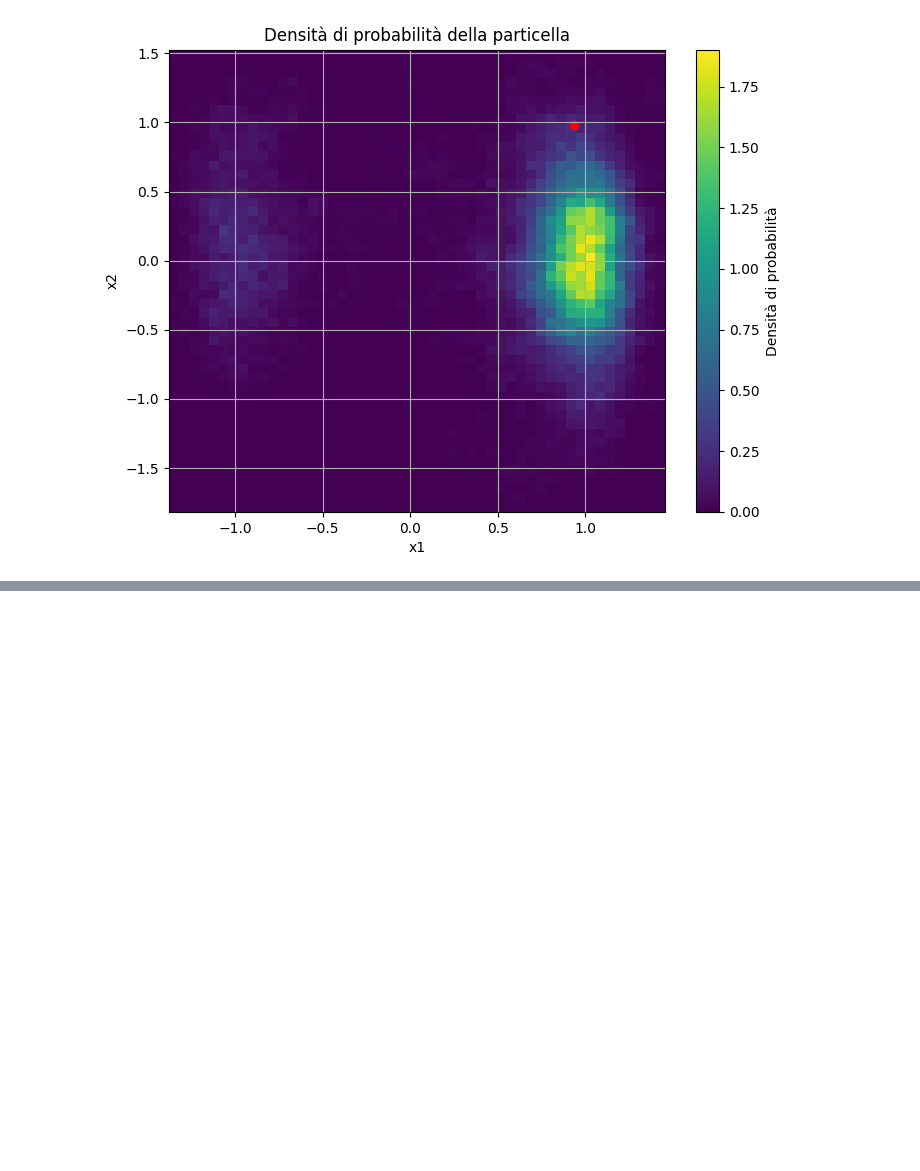
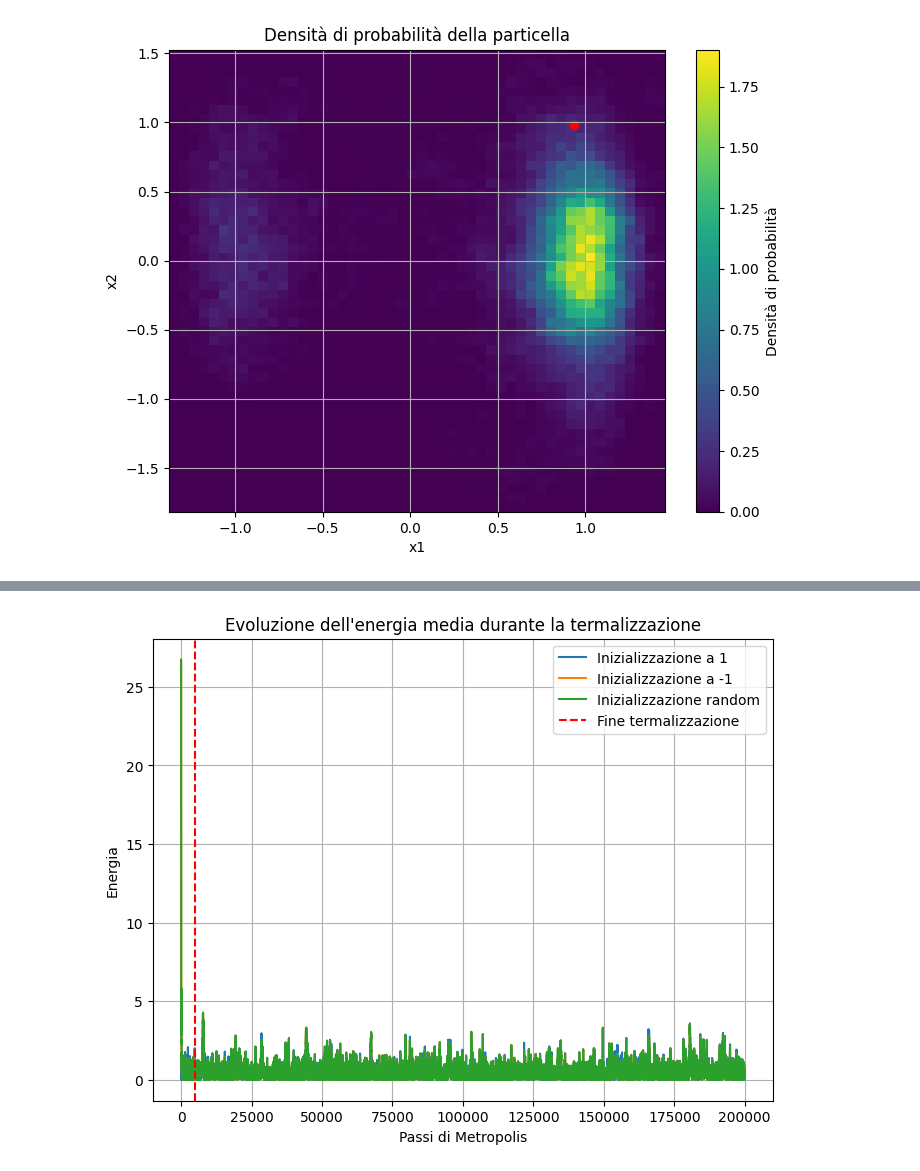
Before and after one commit to rpivi/JAX_Miscellany, a Jupyter notebook: JAX_Metropolis.ipynb, the cells around one changed output, grey strips where cells are left out. Drawn from its saved outputs; the diff is of its cells as text; code cells hidden in the pictures; blank space fills up the shorter version.

```diff
--- a/JAX_Metropolis.ipynb
+++ b/JAX_Metropolis.ipynb
@@ -111,0 +178,29 @@ plt.show()
+# %%
+#termalizzazione: osserviamo come evolve l'energia media per due config. iniziali diverse
+n_steps = 200000
+D = 2
+T = 0.4
+
+key = jax.random.PRNGKey(0)
+trajectory1, acceptance_rate1 = run_simulation(key, D, T, n_steps, step_size, "ones")
+
+key = jax.random.PRNGKey(0)
+trajectory_1, acceptance_rate_1 = run_simulation(key, D, T, n_steps, step_size, "-ones")
+
+key = jax.random.PRNGKey(0)
+trajectoryR, acceptance_rateR = run_simulation(key, D, T, n_steps, step_size, "random")
+
+plt.figure(figsize=(8, 6))
+plt.plot(jnp.arange(n_steps), jax.vmap(V)(trajectory1), label="Inizializzazione a 1")
+plt.plot(jnp.arange(n_steps), jax.vmap(V)(trajectory_1), label="Inizializzazione a -1")
+plt.plot(jnp.arange(n_steps), jax.vmap(V)(trajectoryR), label="Inizializzazione random")
+# step per termalizzazione:
+plt.axvline(x=5000, color='red', linestyle='--', label='Fine termalizzazione')
+plt.xlabel("Passi di Metropolis")
+plt.ylabel("Energia")
+plt.title("Evoluzione dell'energia media durante la termalizzazione")
+plt.legend()
+plt.grid()
+plt.show()
+# %% [output]
+[figure, added]
```
Also changed, not shown: parts of 5 cells of this notebook.
